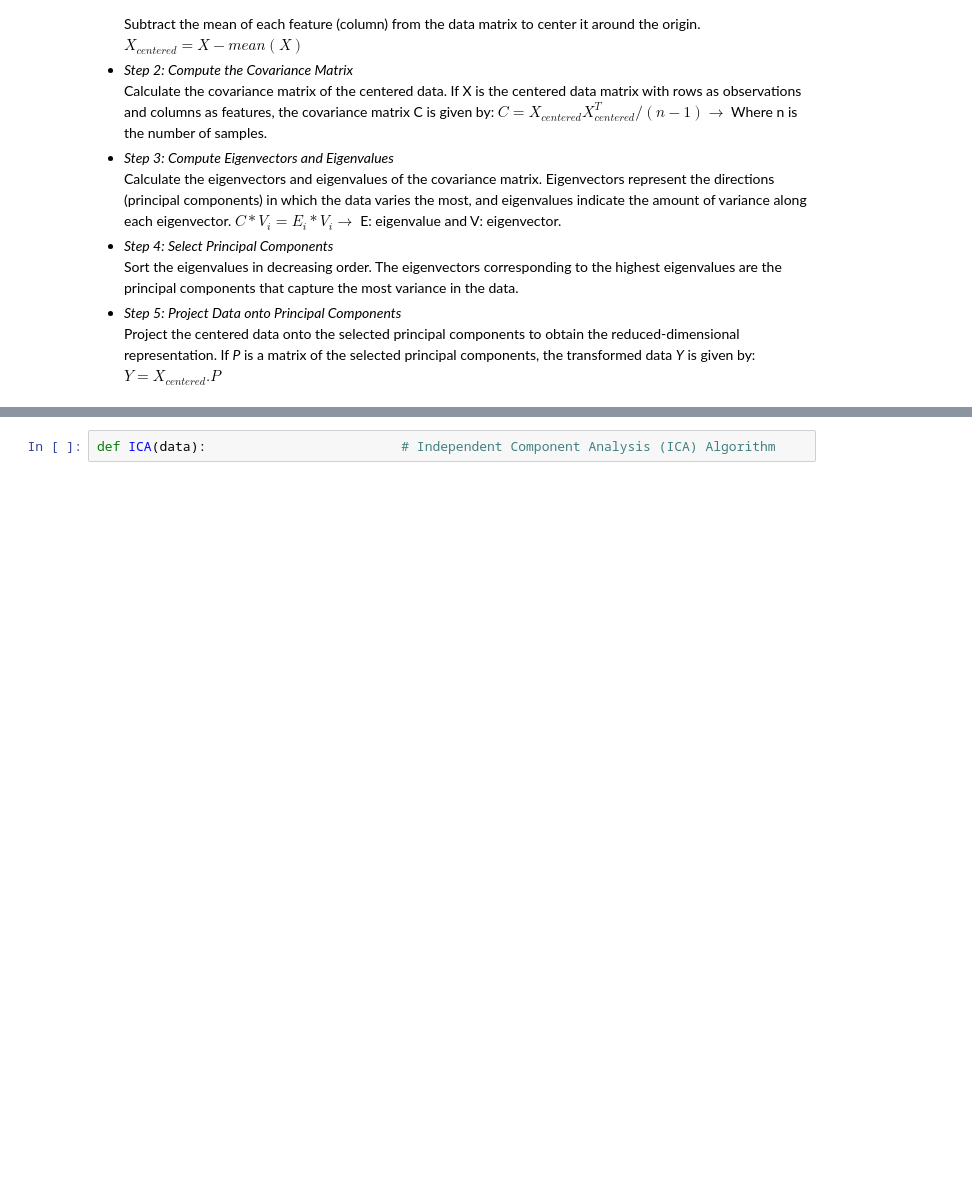
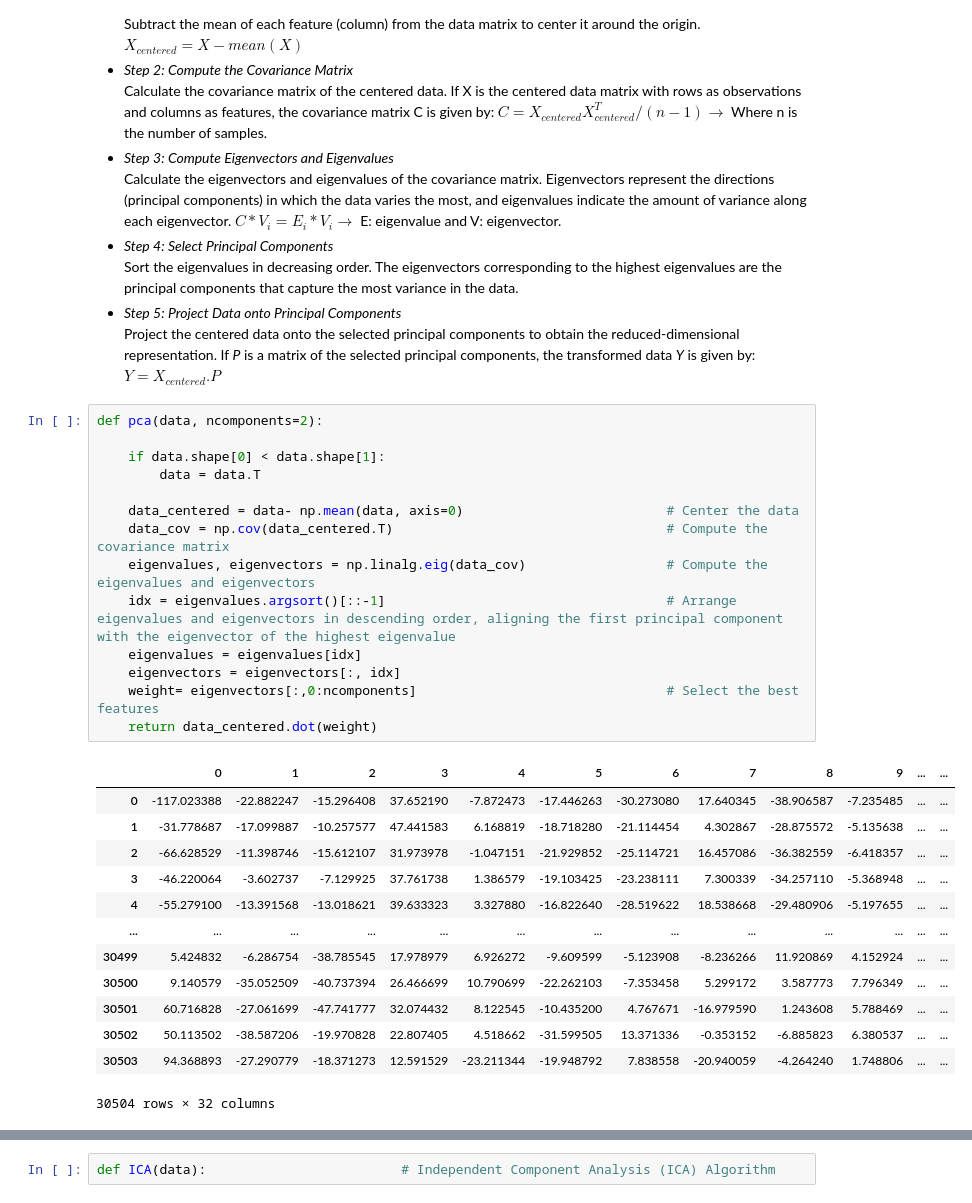
Before and after one commit to RezaSaadatyar/EEG-Lab, a Jupyter notebook: Code/App1_EEG.ipynb, the cells around one changed output, grey strips where cells are left out. Drawn from its saved outputs; the diff is of its cells as text; blank space fills up the shorter version.

```diff
--- a/Code/App1_EEG.ipynb
+++ b/Code/App1_EEG.ipynb
@@ -120,3 +120,31 @@ Sort the eigenvalues in decreasing order. The eigenvectors corresponding to the
 - *Step 5: Project Data onto Principal Components*<br/>
 Project the centered data onto the selected principal components to obtain the reduced-dimensional representation. If *P*
 is a matrix of the selected principal components, the transformed data *Y* is given by: $Y=X_{centered}.P$
+# %%
+def pca(data, ncomponents=2):
+
+    if data.shape[0] < data.shape[1]:
+        data = data.T
+
+    data_centered = data- np.mean(data, axis=0)                          # Center the data
+    data_cov = np.cov(data_centered.T)                                   # Compute the covariance matrix
+    eigenvalues, eigenvectors = np.linalg.eig(data_cov)                  # Compute the eigenvalues and eigenvectors
+    idx = eigenvalues.argsort()[::-1]                                    # Arrange eigenvalues and eigenvectors in descending order, aligning the first principal component with the eigenvector of the highest eigenvalue
+    eigenvalues = eigenvalues[idx]
+    eigenvectors = eigenvectors[:, idx]
+    weight= eigenvectors[:,0:ncomponents]                                # Select the best features
+    return data_centered.dot(weight)
+# %% [output]
+|  | 0 | 1 | 2 | 3 | 4 | 5 | 6 | 7 | 8 | 9 | ... | ... |
+| 0 | -117.023388 | -22.882247 | -15.296408 | 37.652190 | -7.872473 | -17.446263 | -30.273080 | 17.640345 | -38.906587 | -7.235485 | ... | ... |
+| 1 | -31.778687 | -17.099887 | -10.257577 | 47.441583 | 6.168819 | -18.718280 | -21.114454 | 4.302867 | -28.875572 | -5.135638 | ... | ... |
+| 2 | -66.628529 | -11.398746 | -15.612107 | 31.973978 | -1.047151 | -21.929852 | -25.114721 | 16.457086 | -36.382559 | -6.418357 | ... | ... |
+| 3 | -46.220064 | -3.602737 | -7.129925 | 37.761738 | 1.386579 | -19.103425 | -23.238111 | 7.300339 | -34.257110 | -5.368948 | ... | ... |
+| 4 | -55.279100 | -13.391568 | -13.018621 | 39.633323 | 3.327880 | -16.822640 | -28.519622 | 18.538668 | -29.480906 | -5.197655 | ... | ... |
+| ... | ... | ... | ... | ... | ... | ... | ... | ... | ... | ... | ... | ... |
+| 30499 | 5.424832 | -6.286754 | -38.785545 | 17.978979 | 6.926272 | -9.609599 | -5.123908 | -8.236266 | 11.920869 | 4.152924 | ... | ... |
+| 30500 | 9.140579 | -35.052509 | -40.737394 | 26.466699 | 10.790699 | -22.262103 | -7.353458 | 5.299172 | 3.587773 | 7.796349 | ... | ... |
+| 30501 | 60.716828 | -27.061699 | -47.741777 | 32.074432 | 8.122545 | -10.435200 | 4.767671 | -16.979590 | 1.243608 | 5.788469 | ... | ... |
+| 30502 | 50.113502 | -38.587206 | -19.970828 | 22.807405 | 4.518662 | -31.599505 | 13.371336 | -0.353152 | -6.885823 | 6.380537 | ... | ... |
+| 30503 | 94.368893 | -27.290779 | -18.371273 | 12.591529 | -23.211344 | -19.948792 | 7.838558 | -20.940059 | -4.264240 | 1.748806 | ... | ... |
+30504 rows × 32 columns
```
Also changed, not shown: parts of 2 cells of this notebook.
